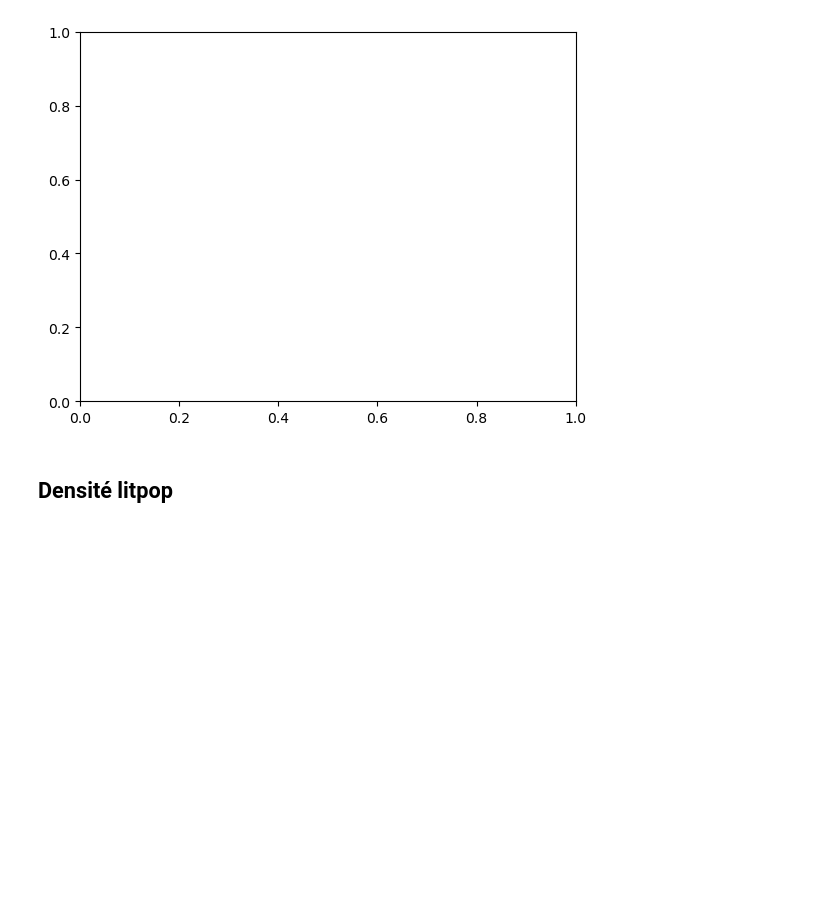
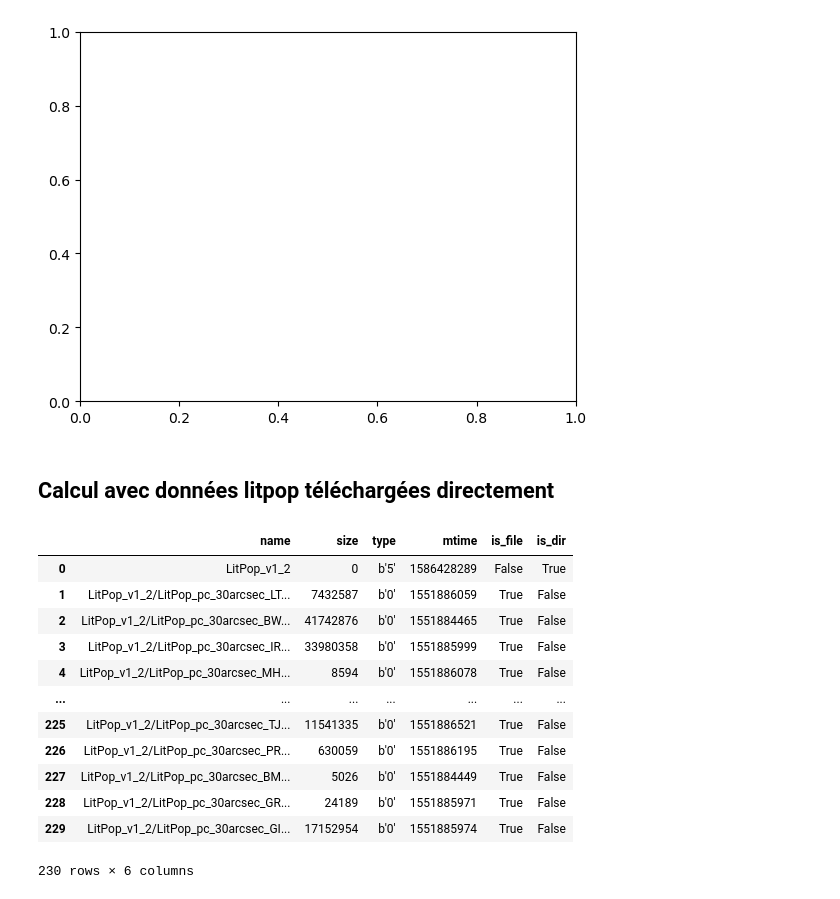
Before and after one commit to Pladifes/catherina, a Jupyter notebook: national_damages.ipynb, the cells around one changed output. Cells and saved outputs as stored; diff of their text form; code cells hidden in the pictures; blank space fills up the shorter version.

Commit message:
modification pour utiliser directement le fichier litpop

```diff
--- a/national_damages.ipynb
+++ b/national_damages.ipynb
@@ -222,4 +239,4 @@ plt.show()
 KeyError: 'year'
 [figure]
 # %% [markdown]
-## Densité litpop
+## Calcul avec données litpop téléchargées directement
@@ -225,0 +248,32 @@ KeyError: 'year'
+# %%
+path_litpop = "data/input/wealth_densities/litpop/litpop_full/LitPop_v1_2.tar"
+rows = []
+# read the litpop data
+with tarfile.open(path_litpop, "r") as tar:
+    for member in tar:
+        rows.append({
+            "name": member.name,
+            "size": member.size,
+            "type": member.type,
+            "mtime": member.mtime,
+            "is_file": member.isfile(),
+            "is_dir": member.isdir()
+        })
+
+litpop_df = pd.DataFrame(rows)
+# %%
+litpop_df
+# %% [output]
+|  | name | size | type | mtime | is_file | is_dir |
+| 0 | LitPop_v1_2 | 0 | b'5' | 1586428289 | False | True |
+| 1 | LitPop_v1_2/LitPop_pc_30arcsec_LT... | 7432587 | b'0' | 1551886059 | True | False |
+| 2 | LitPop_v1_2/LitPop_pc_30arcsec_BW... | 41742876 | b'0' | 1551884465 | True | False |
+| 3 | LitPop_v1_2/LitPop_pc_30arcsec_IR... | 33980358 | b'0' | 1551885999 | True | False |
+| 4 | LitPop_v1_2/LitPop_pc_30arcsec_MH... | 8594 | b'0' | 1551886078 | True | False |
+| ... | ... | ... | ... | ... | ... | ... |
+| 225 | LitPop_v1_2/LitPop_pc_30arcsec_TJ... | 11541335 | b'0' | 1551886521 | True | False |
+| 226 | LitPop_v1_2/LitPop_pc_30arcsec_PR... | 630059 | b'0' | 1551886195 | True | False |
+| 227 | LitPop_v1_2/LitPop_pc_30arcsec_BM... | 5026 | b'0' | 1551884449 | True | False |
+| 228 | LitPop_v1_2/LitPop_pc_30arcsec_GR... | 24189 | b'0' | 1551885971 | True | False |
+| 229 | LitPop_v1_2/LitPop_pc_30arcsec_GI... | 17152954 | b'0' | 1551885974 | True | False |
+230 rows × 6 columns
```
Also changed, not shown: parts of 16 cells of this notebook.
